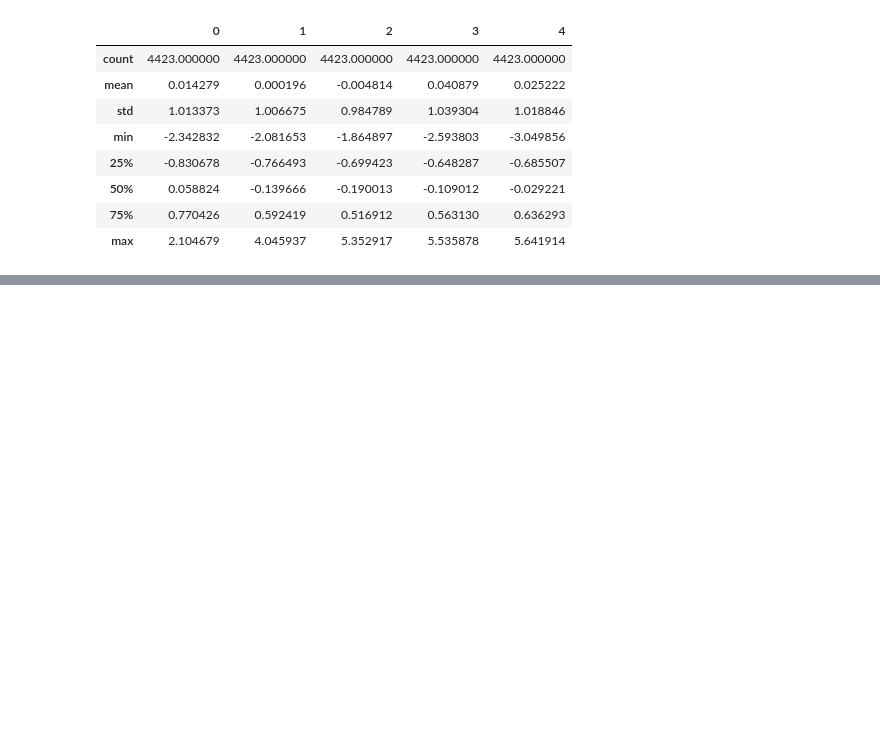
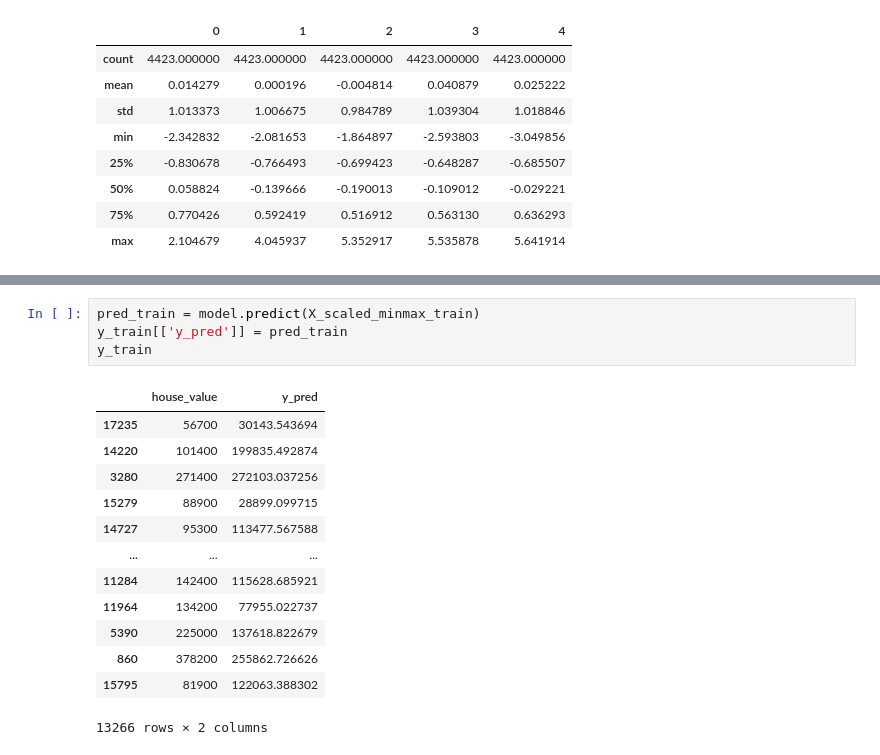
Before and after one commit to 2hongbi/kaggle-python, a Jupyter notebook: src/bigboongi/learn_regression.ipynb, the cells around one changed output, grey strips where cells are left out. Drawn from its saved outputs; the diff is of its cells as text; blank space fills up the shorter version.

```diff
--- a/src/bigboongi/learn_regression.ipynb
+++ b/src/bigboongi/learn_regression.ipynb
@@ -152,0 +206,18 @@ pd.DataFrame(X_scaled_standard_test).describe()
+# %%
+pred_train = model.predict(X_scaled_minmax_train)
+y_train[['y_pred']] = pred_train
+y_train
+# %% [output]
+|  | house_value | y_pred |
+| 17235 | 56700 | 30143.543694 |
+| 14220 | 101400 | 199835.492874 |
+| 3280 | 271400 | 272103.037256 |
+| 15279 | 88900 | 28899.099715 |
+| 14727 | 95300 | 113477.567588 |
+| ... | ... | ... |
+| 11284 | 142400 | 115628.685921 |
+| 11964 | 134200 | 77955.022737 |
+| 5390 | 225000 | 137618.822679 |
+| 860 | 378200 | 255862.726626 |
+| 15795 | 81900 | 122063.388302 |
+13266 rows × 2 columns
```
Also changed, not shown: parts of 12 cells of this notebook, 1 other file.
